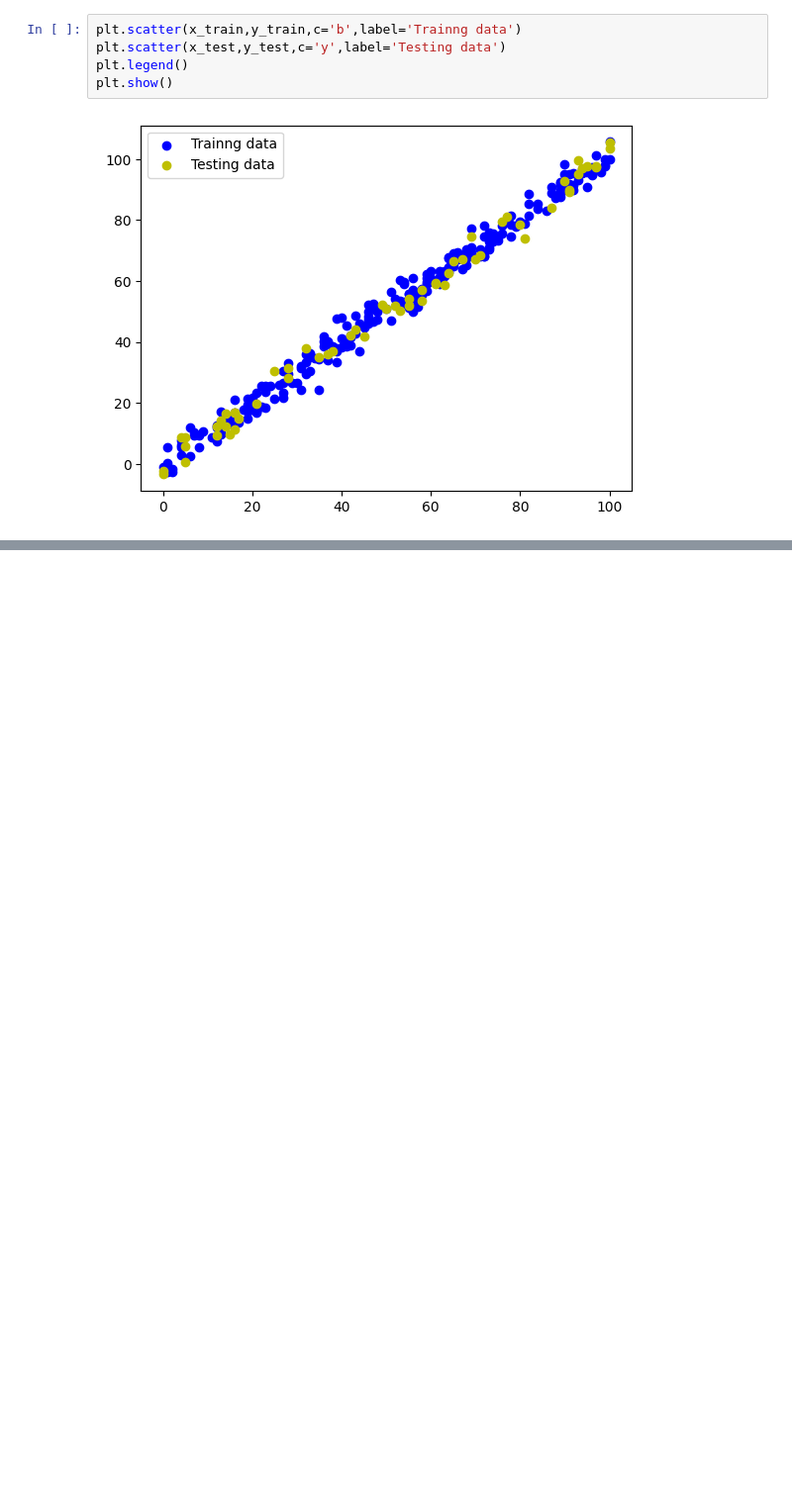
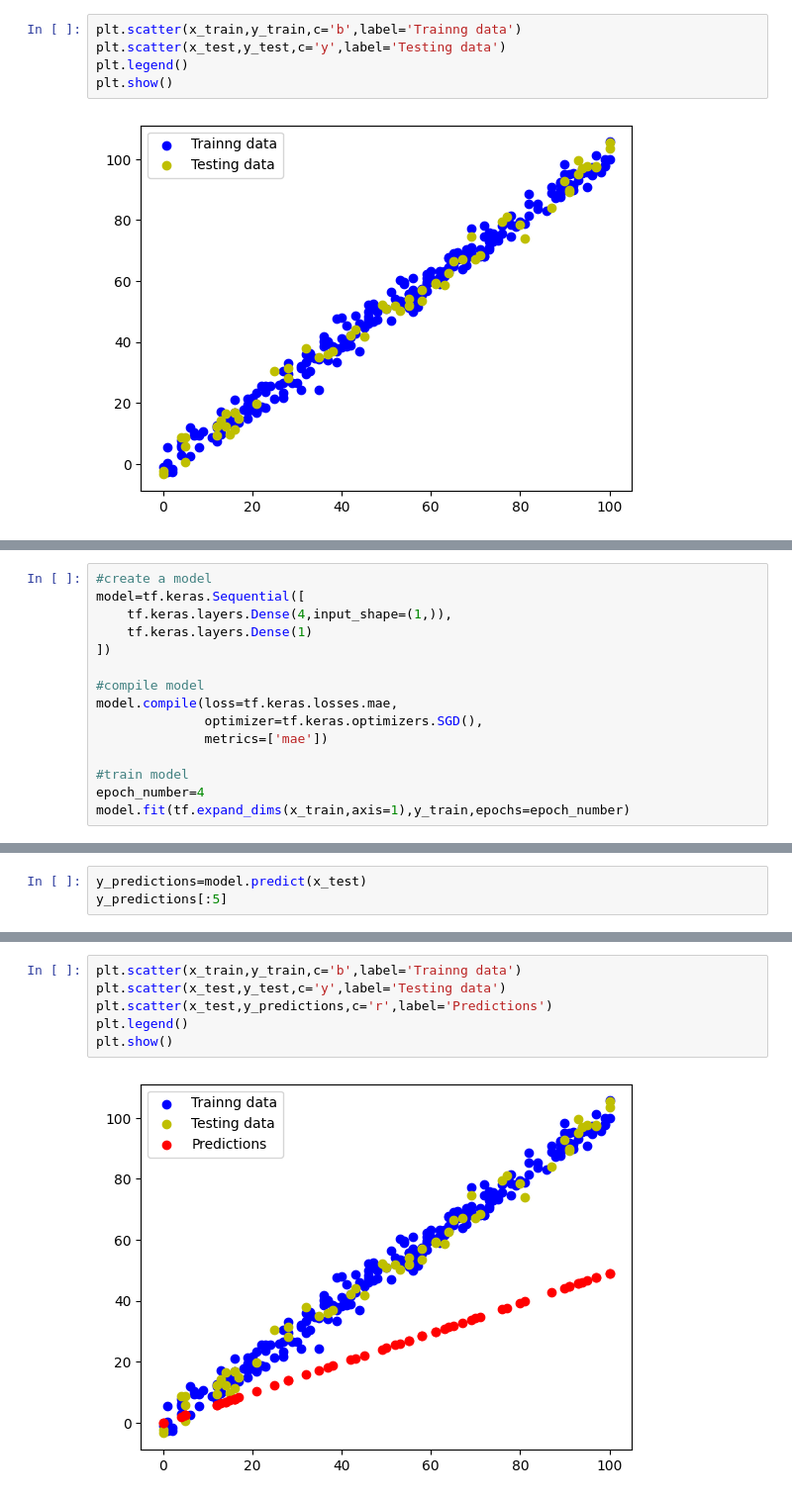
Before and after one commit to RuwanthiLakshika/Regression-with-TensorFlow, a Jupyter notebook: regression.ipynb, the cells around one changed output, grey strips where cells are left out. Shown: that part at 99% size. Cells and saved outputs as stored; diff of their text form; blank space fills up the shorter version.

```diff
--- a/regression.ipynb
+++ b/regression.ipynb
@@ -99,0 +102,15 @@ plt.show()
+# %%
+#create a model
+model=tf.keras.Sequential([
+    tf.keras.layers.Dense(4,input_shape=(1,)),
+    tf.keras.layers.Dense(1)
+])
+
+#compile model
+model.compile(loss=tf.keras.losses.mae,
+              optimizer=tf.keras.optimizers.SGD(),
+              metrics=['mae'])
+
+#train model
+epoch_number=4
+model.fit(tf.expand_dims(x_train,axis=1),y_train,epochs=epoch_number)
@@ -99,0 +143,3 @@ plt.show()
+# %%
+y_predictions=model.predict(x_test)
+y_predictions[:5]
@@ -99,0 +162,8 @@ plt.show()
+# %%
+plt.scatter(x_train,y_train,c='b',label='Trainng data')
+plt.scatter(x_test,y_test,c='y',label='Testing data')
+plt.scatter(x_test,y_predictions,c='r',label='Predictions')
+plt.legend()
+plt.show()
+# %% [output]
+[figure, added]
```
Also changed, not shown: parts of 8 cells of this notebook.
